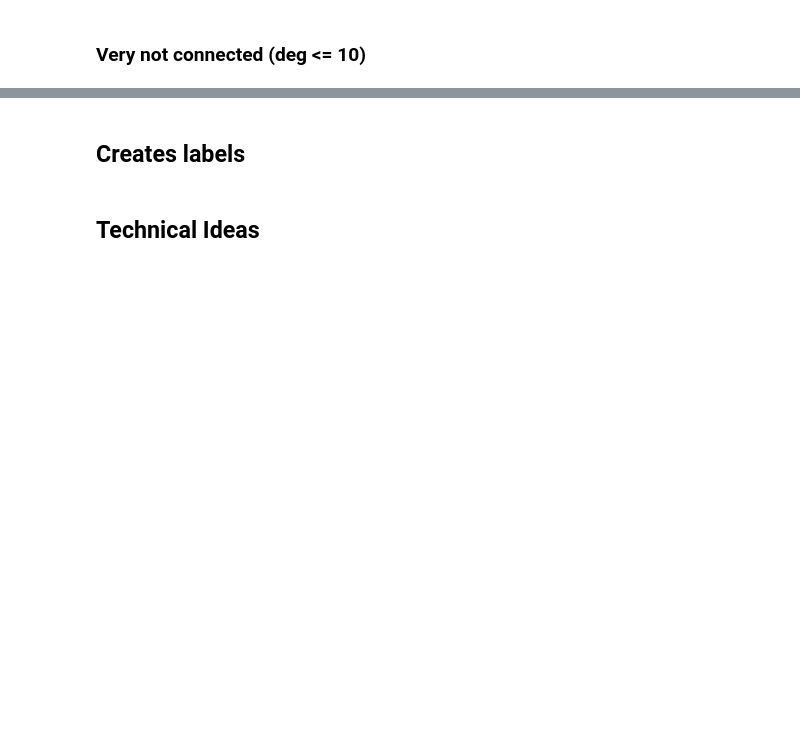
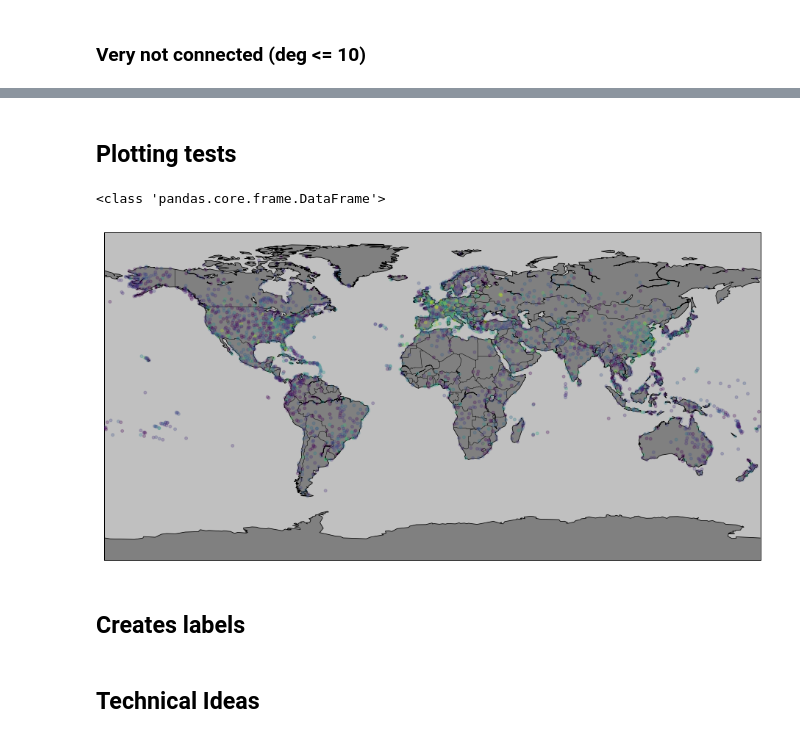
Before and after one commit to dsalathe/group_ntds, a Jupyter notebook: Final_Project.ipynb, the cells around one changed output, grey strips where cells are left out. Saved outputs shown, nothing was run; the diff lists cells and outputs as text; code cells hidden in the pictures; blank space fills up the shorter version.

Commit message:
Some plotting tests... to be continued

```diff
--- a/Final_Project.ipynb
+++ b/Final_Project.ipynb
@@ -305,6 +309,56 @@ features.iloc[airports_lt1,:].head(20)
 | 138 | 222 | Cheikh Larbi Tébessi Airport | Tebessa | Algeria | TEE | DABS | 35.431599 | 8.120720 | 2661 | 1 | ... |
 | 150 | 240 | Touggourt Sidi Madhi Airport | Touggourt | Algeria | TGR | DAUK | 33.067799 | 6.088670 | 279 | 1 | ... |
 | 157 | 249 | Tamale Airport | Tamale | Ghana | TML | DGLE | 9.557190 | -0.863214 | 553 | 0 | ... |
+# %% [markdown]
+## Plotting tests
+# %%
+# Saving all the latitudes and longitudes in matrices
+#nb_airpt = features[active].shape[0]
+nb_airpt = n_nodes_c
+#nb_airpt = features.loc(features.index.values() in active).shape[0]
+#print(features.index.values)
+#print(features.iloc(active))
+#print(active_c)
+
+select_feat = features[features['IATA'].isin(active_c.values())]
+select_feat=select_feat.reset_index(drop=True)
+
+print(type(select_feat))
+lats_airpt = np.zeros(nb_airpt)
+lons_airpt = np.zeros(nb_airpt)
+
+#population = cities['population_total'].values
+connectivity = np.sum(adj_uw_c, axis = 1)
+
+for idx, row in select_feat.iterrows():
+    lats_airpt[idx] = row['Latitude']
+    lons_airpt[idx] = row['Longitude']
+# %% [output]
+<class 'pandas.core.frame.DataFrame'>
+# %%
+# Plot of the mondial map
+plt.figure(figsize=(16,12))
+mymap = Basemap(projection='cyl')
+
+mymap.drawmapboundary(fill_color='silver')
+mymap.fillcontinents(color='grey', lake_color='silver', ax=None, zorder=None, alpha=None)
+mymap.drawcoastlines(linewidth=0.8, linestyle='solid', color='k', antialiased=1, ax=None, zorder=None)
+mymap.drawcountries(linewidth=0.5, linestyle='solid', color='k', antialiased=1, ax=None, zorder=None)
+
+
+x_lons, y_lats = mymap(lons_airpt, lats_airpt)
+
+#m.scatter(lon, lat, latlon=True,
+ #         c=np.log10(population), s=area,
+  #        cmap='Reds', alpha=0.5)
+
+#mymap.scatter(x_lons, y_lats, marker='o',color='gold', s=15, zorder=5, alpha=0.25)
+mymap.scatter(x_lons, y_lats, marker='o',c = np.log10(connectivity), s=15, zorder=5, alpha=0.25)
+
+
+plt.show()
+# %% [output]
+[figure, added]
 # %% [markdown]
 ## Creates labels
 # %%
```
Also changed, not shown: parts of 3 cells of this notebook.
